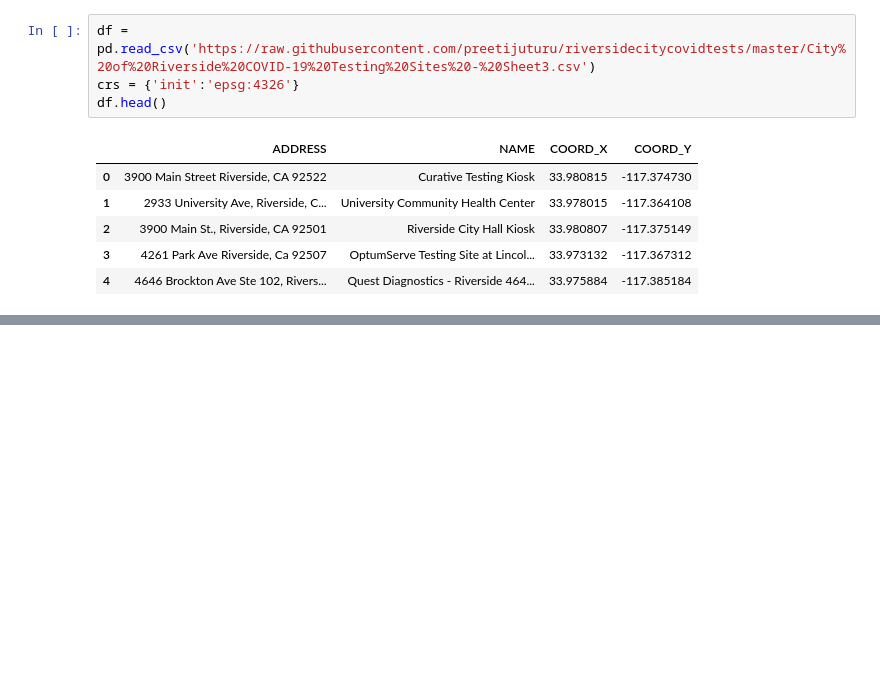
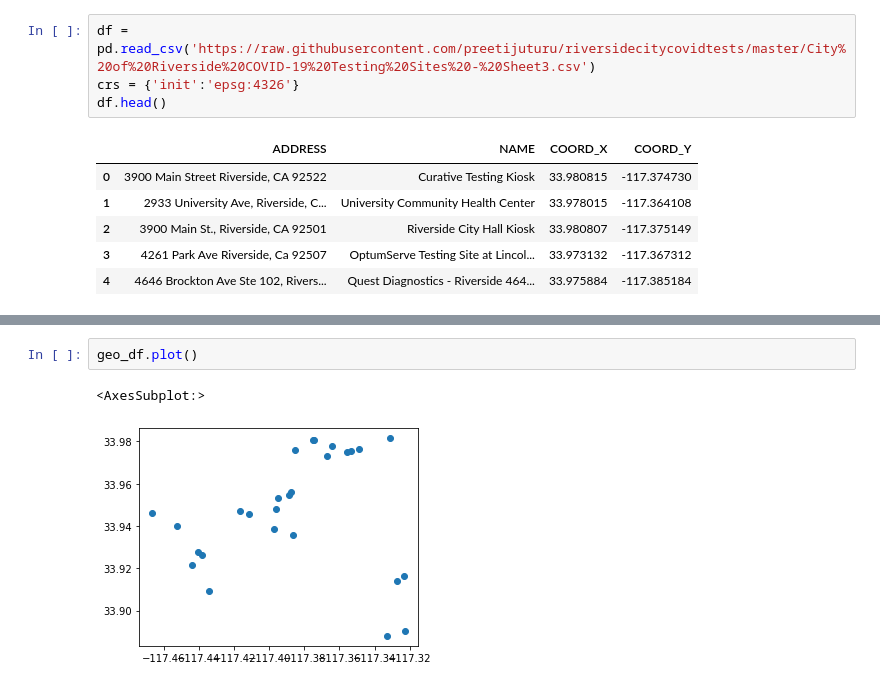
Before and after one commit to preetijuturu/riversidecitycovidtests, a Jupyter notebook: COVID-19 Testing Access in the City of Riverside.ipynb, the cells around one changed output, grey strips where cells are left out. Drawn from its saved outputs; the diff is of its cells as text; blank space fills up the shorter version.

```diff
--- a/COVID-19 Testing Access in the City of Riverside.ipynb
+++ b/COVID-19 Testing Access in the City of Riverside.ipynb
@@ -92,0 +93,5 @@ geo_df.head()
+# %%
+geo_df.plot()
+# %% [output]
+<AxesSubplot:>
+[figure, added]
```
Also changed, not shown: parts of 5 cells of this notebook.
